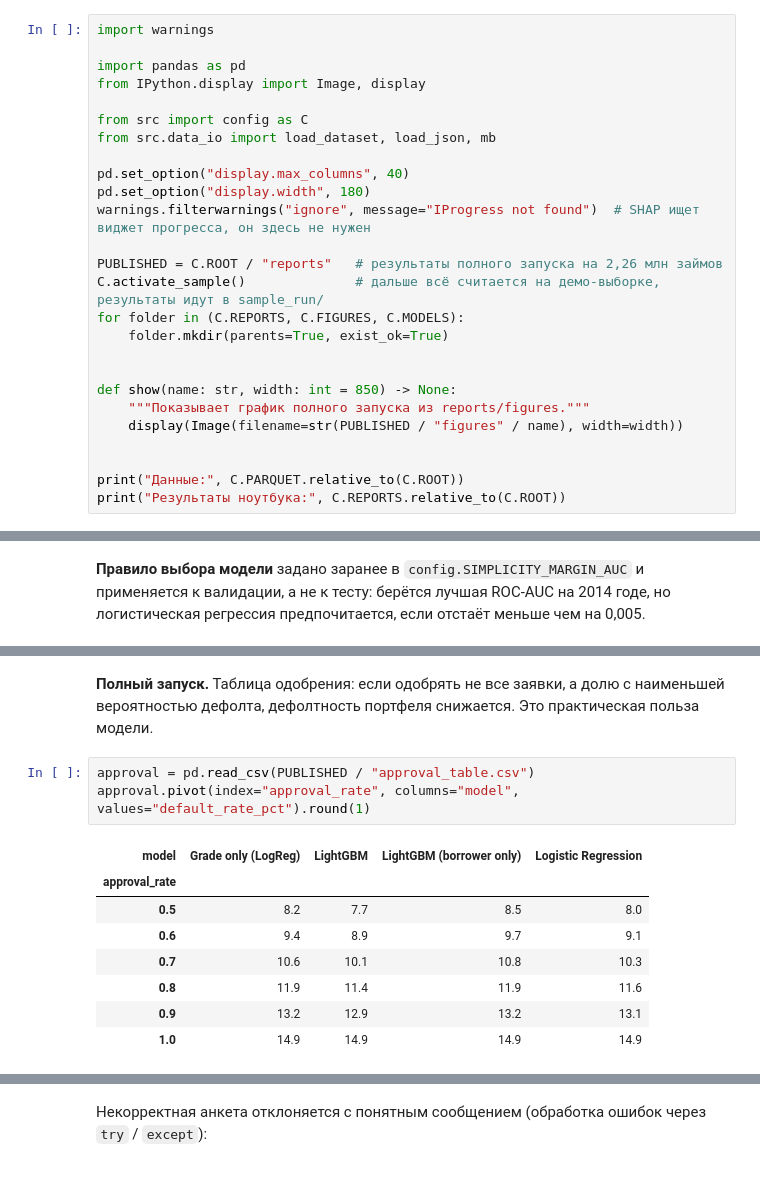
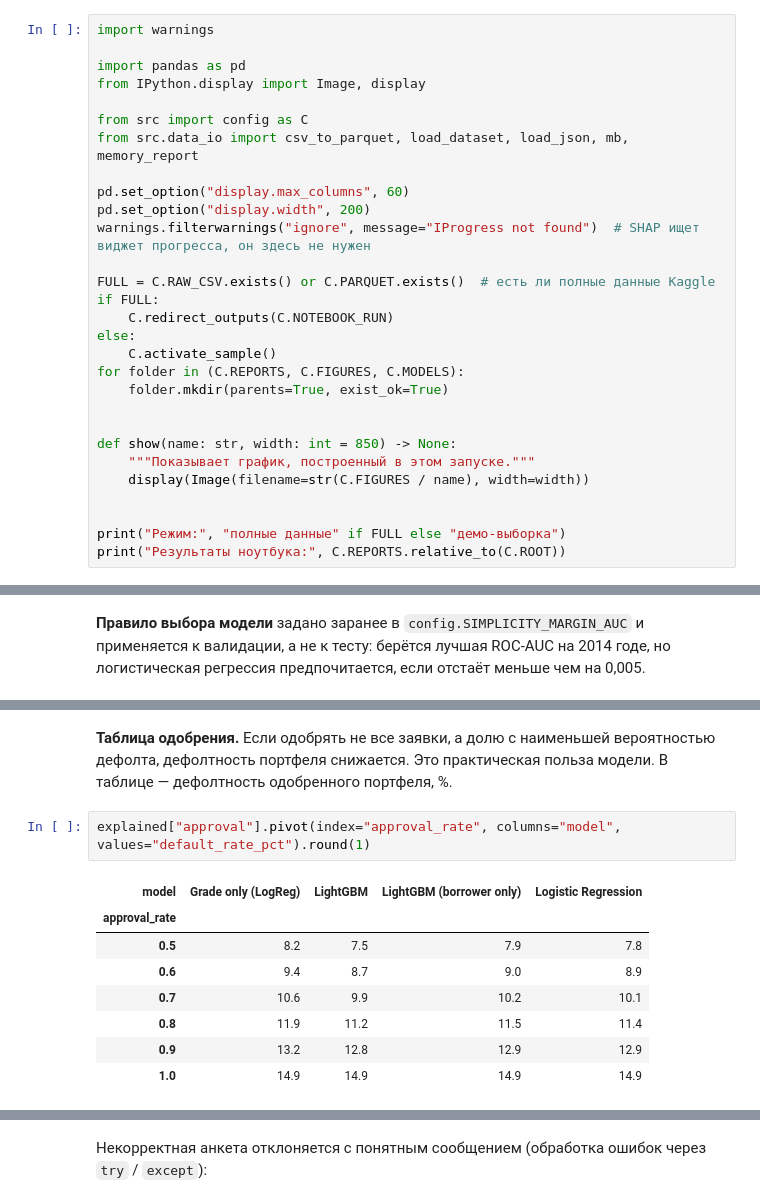
Before and after one commit to yersaa/Loan_default_prediction, a Jupyter notebook: project_walkthrough.ipynb, the cells around one changed output, grey strips where cells are left out. Saved outputs shown, nothing was run; the diff lists cells and outputs as text.

```diff
--- a/project_walkthrough.ipynb
+++ b/project_walkthrough.ipynb
@@ -30,23 +35,26 @@ import pandas as pd
 from IPython.display import Image, display
 
 from src import config as C
-from src.data_io import load_dataset, load_json, mb
+from src.data_io import csv_to_parquet, load_dataset, load_json, mb, memory_report
 
-pd.set_option("display.max_columns", 40)
-pd.set_option("display.width", 180)
+pd.set_option("display.max_columns", 60)
+pd.set_option("display.width", 200)
 warnings.filterwarnings("ignore", message="IProgress not found")  # SHAP ищет виджет прогресса, он здесь не нужен
 
-PUBLISHED = C.ROOT / "reports"   # результаты полного запуска на 2,26 млн займов
-C.activate_sample()              # дальше всё считается на демо-выборке, результаты идут в sample_run/
+FULL = C.RAW_CSV.exists() or C.PARQUET.exists()  # есть ли полные данные Kaggle
+if FULL:
+    C.redirect_outputs(C.NOTEBOOK_RUN)
+else:
+    C.activate_sample()
 for folder in (C.REPORTS, C.FIGURES, C.MODELS):
     folder.mkdir(parents=True, exist_ok=True)
 
 
 def show(name: str, width: int = 850) -> None:
-    """Показывает график полного запуска из reports/figures."""
-    display(Image(filename=str(PUBLISHED / "figures" / name), width=width))
+    """Показывает график, построенный в этом запуске."""
+    display(Image(filename=str(C.FIGURES / name), width=width))
 
 
-print("Данные:", C.PARQUET.relative_to(C.ROOT))
+print("Режим:", "полные данные" if FULL else "демо-выборка")
 print("Результаты ноутбука:", C.REPORTS.relative_to(C.ROOT))
 # %% [output]
@@ -438,16 +448,15 @@ show("12_shap_summary.png", width=650)
 # %% [markdown]
-**Полный запуск.** Таблица одобрения: если одобрять не все заявки, а долю с наименьшей вероятностью дефолта,
-дефолтность портфеля снижается. Это практическая польза модели.
+**Таблица одобрения.** Если одобрять не все заявки, а долю с наименьшей вероятностью дефолта, дефолтность портфеля
+снижается. Это практическая польза модели. В таблице — дефолтность одобренного портфеля, %.
 # %%
-approval = pd.read_csv(PUBLISHED / "approval_table.csv")
-approval.pivot(index="approval_rate", columns="model", values="default_rate_pct").round(1)
+explained["approval"].pivot(index="approval_rate", columns="model", values="default_rate_pct").round(1)
 # %% [output]
 | model | Grade only (LogReg) | LightGBM | LightGBM (borrower only) | Logistic Regression |
 | approval_rate |  |  |  |  |
-| 0.5 | 8.2 | 7.7 | 8.5 | 8.0 |
-| 0.6 | 9.4 | 8.9 | 9.7 | 9.1 |
-| 0.7 | 10.6 | 10.1 | 10.8 | 10.3 |
-| 0.8 | 11.9 | 11.4 | 11.9 | 11.6 |
-| 0.9 | 13.2 | 12.9 | 13.2 | 13.1 |
+| 0.5 | 8.2 | 7.5 | 7.9 | 7.8 |
+| 0.6 | 9.4 | 8.7 | 9.0 | 8.9 |
+| 0.7 | 10.6 | 9.9 | 10.2 | 10.1 |
+| 0.8 | 11.9 | 11.2 | 11.5 | 11.4 |
+| 0.9 | 13.2 | 12.8 | 12.9 | 12.9 |
 | 1.0 | 14.9 | 14.9 | 14.9 | 14.9 |
 # %% [markdown]
```
Also changed, not shown: parts of 68 cells of this notebook, 7 other files.
